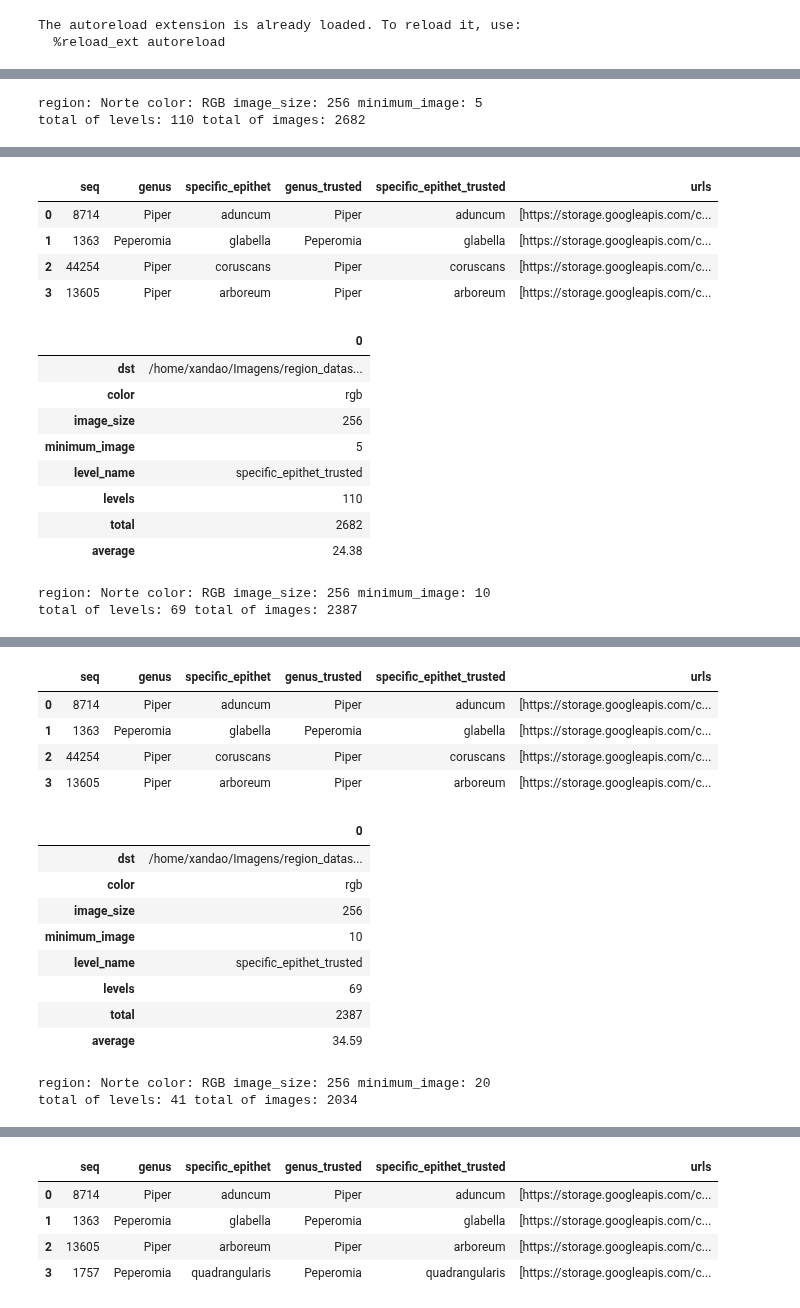
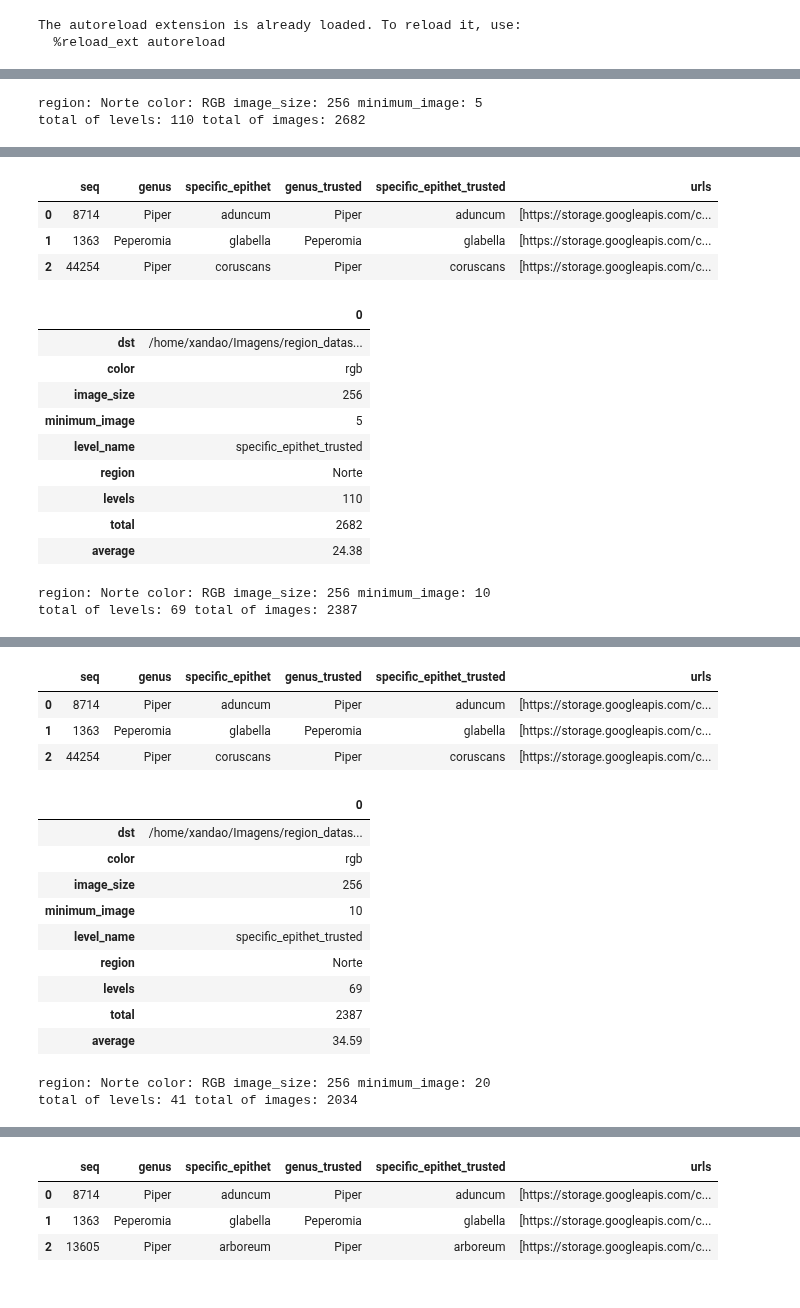
Before and after one commit to xaaaandao/piperaceae-sql, a Jupyter notebook: regions_dataset.ipynb, the cells around one changed output, grey strips where cells are left out. Cells and saved outputs as stored; diff of their text form; code cells hidden in the pictures.

```diff
--- a/regions_dataset.ipynb
+++ b/regions_dataset.ipynb
@@ -59,13 +37,7 @@ for color in list_color:
             for minimum_image in list_minimum_image:
                 query = session.query(County).filter(County.regiao.__eq__(region)).distinct().all()
 
-                list_uf = [unaccent(sa.func.lower(q.uf)) for q in query]
-                list_state = [unaccent(sa.func.lower(q.state)) for q in query]
-                list_county = [unaccent(sa.func.lower(q.county)) for q in query]
-
-                uf_unaccented_lower = unaccent(sa.func.lower(DataTrustedIdentifier.state_province)).in_(list_uf)
-                state_unaccented_lower = unaccent(sa.func.lower(DataTrustedIdentifier.state_province)).in_(list_state)
-                county_unaccented_lower = unaccent(sa.func.lower(DataTrustedIdentifier.county)).in_(list_county)
+                state_unaccented_lower, uf_unaccented_lower, county_unaccented_lower = db.get_state_uf_county(query)
 
                 list_level = []
                 list_path_images_final = []
@@ -75,51 +47,18 @@ for color in list_color:
                 level=DataTrustedIdentifier.specific_epithet_trusted
                 out=os.path.join(path_out, color.upper(), level.name, region, image_size, str(minimum_image))
 
-                condition = sa.and_(DataTrustedIdentifier.country_trusted == 'Brasil',
+                condition = sa.and_(DataTrustedIdentifier.country_trusted.__eq__('Brasil'),
                                     level.is_not(None),
                                     sa.or_(uf_unaccented_lower,
                                            state_unaccented_lower,
                                            county_unaccented_lower))
 
-                columns = [level,
-                           sa.func.array_agg(DataTrustedIdentifier.seq).label('list_seq')]
-                query = session.query(*columns) \
-                    .filter(condition) \
-                    .distinct() \
-                    .group_by(level) \
-                    .order_by(level) \
-                    .having(sa.func.count(level) >= minimum_image) \
-                    .all()
-
+                query = db.get_records_group_by_level(condition, level, minimum_image, session)
                 print('region: %s color: %s image_size: %s minimum_image: %d' % (region, color.upper(), image_size, minimum_image))
-                for q in query:
-                    qzao = session.query(Image.seq_id, sa.func.array_agg(Image.path_segmented).label('list_path_segmented')) \
-                        .filter(sa.and_(Image.seq_id.in_(q.list_seq),
-                                        Image.color_mode.__eq__(color.upper()),
-                                        Image.height.__eq__(image_size),
-                                        Image.width.__eq__(image_size),
-                                        sa.not_(Image.filename.in_(list_images_invalid)),
-                                        sa.not_(Image.filename.ilike('%_v0%')),
-                                        sa.not_(Image.filename.like('%_e%')),
-                                        sa.not_(Image.filename.like('%_nd%')),
-                                        ))\
-                        .group_by(Image.seq_id)\
-                        .all()
-
-                    list_one_image_per_seq = []
-                    list_seq_one_image = []
-                    for qzinho in qzao:
-                        list_seq_one_image.append(qzinho.seq_id)
-                        list_one_image_per_seq.append(sorted(qzinho.list_path_segmented)[0])
-
-                    if len(list_one_image_per_seq) >= minimum_image:
-                        list_count_samples.append(len(list_one_image_per_seq))
-                        list_level.append(q.specific_epithet_trusted)
-                        list_path_images_final.append(list_one_image_per_seq)
-                        list_seq_final.append(list_seq_one_image)
+                select_images(color, image_size, list_count_samples, list_level, list_images_invalid, list_path_images_final, list_seq_final, minimum_image, session, query)
 
                 list_f = copy_images(list_level, list_path_images_final, out)
-                save_metadata(color, image_size, level, list_count_samples, list_f, list_level, list_path_images_final, list_seq_final, minimum_image, out, session)
+                save_metadata(color, image_size, level, list_count_samples, list_f, list_level, list_path_images_final, list_seq_final, minimum_image, out, session, region=region)
 # %% [output]
 region: Norte color: RGB image_size: 256 minimum_image: 5
 total of levels: 110 total of images: 2682
@@ -131,14 +69,14 @@ total of levels: 110 total of images: 2682
 |  | seq | genus | specific_epithet | genus_trusted | specific_epithet_trusted | urls |
 | 0 | 8714 | Piper | aduncum | Piper | aduncum | [https://storage.googleapis.com/c... |
 | 1 | 1363 | Peperomia | glabella | Peperomia | glabella | [https://storage.googleapis.com/c... |
 | 2 | 44254 | Piper | coruscans | Piper | coruscans | [https://storage.googleapis.com/c... |
-| 3 | 13605 | Piper | arboreum | Piper | arboreum | [https://storage.googleapis.com/c... |
 |  | 0 |
 | dst | /home/xandao/Imagens/region_datas... |
 | color | rgb |
 | image_size | 256 |
 | minimum_image | 5 |
 | level_name | specific_epithet_trusted |
+| region | Norte |
 | levels | 110 |
 | total | 2682 |
 | average | 24.38 |
@@ -153,13 +90,13 @@ total of levels: 69 total of images: 2387
 | 0 | 8714 | Piper | aduncum | Piper | aduncum | [https://storage.googleapis.com/c... |
 | 1 | 1363 | Peperomia | glabella | Peperomia | glabella | [https://storage.googleapis.com/c... |
 | 2 | 44254 | Piper | coruscans | Piper | coruscans | [https://storage.googleapis.com/c... |
-| 3 | 13605 | Piper | arboreum | Piper | arboreum | [https://storage.googleapis.com/c... |
 |  | 0 |
 | dst | /home/xandao/Imagens/region_datas... |
 | color | rgb |
 | image_size | 256 |
 | minimum_image | 10 |
 | level_name | specific_epithet_trusted |
+| region | Norte |
 | levels | 69 |
 | total | 2387 |
 | average | 34.59 |
@@ -174,7 +110,6 @@ total of levels: 41 total of images: 2034
 | 0 | 8714 | Piper | aduncum | Piper | aduncum | [https://storage.googleapis.com/c... |
 | 1 | 1363 | Peperomia | glabella | Peperomia | glabella | [https://storage.googleapis.com/c... |
 | 2 | 13605 | Piper | arboreum | Piper | arboreum | [https://storage.googleapis.com/c... |
-| 3 | 1757 | Peperomia | quadrangularis | Peperomia | quadrangularis | [https://storage.googleapis.com/c... |
 |  | 0 |
 | dst | /home/xandao/Imagens/region_datas... |
 | color | rgb |
```
Also changed, not shown: parts of 4 cells of this notebook, 4 other files.
